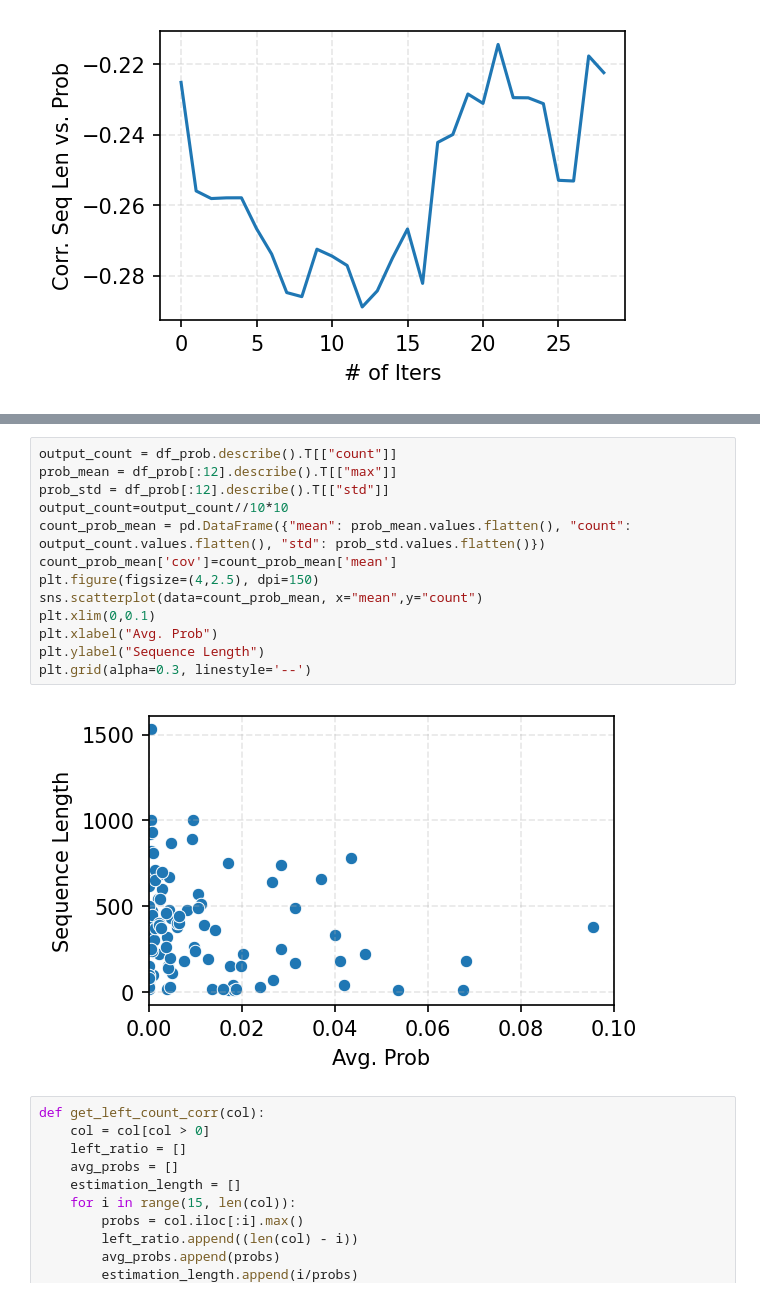
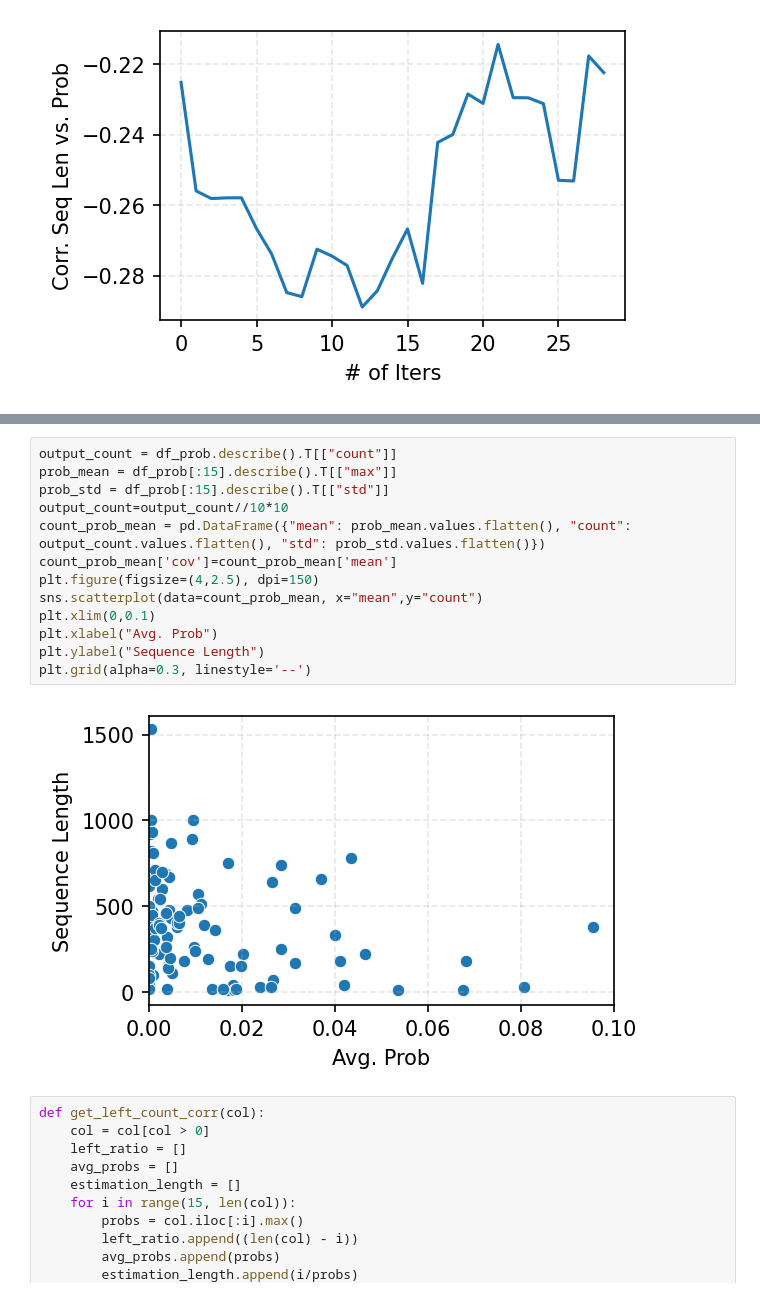
Before and after one commit to chengzhi-lu/vllm, a Jupyter notebook: examples/analysis/data/eos_pos_analysis.ipynb, the cells around one changed output, grey strips where cells are left out. Drawn from its saved outputs; the diff is of its cells as text.

```diff
--- a/examples/analysis/data/eos_pos_analysis.ipynb
+++ b/examples/analysis/data/eos_pos_analysis.ipynb
@@ -47,18 +111,18 @@ plt.grid(alpha=0.3, linestyle="--")
 # %%
 output_count = df_prob.describe().T[["count"]]
-prob_mean = df_prob[:12].describe().T[["max"]]
-prob_std = df_prob[:12].describe().T[["std"]]
+prob_mean = df_prob[:15].describe().T[["max"]]
+prob_std = df_prob[:15].describe().T[["std"]]
 output_count=output_count//10*10
 count_prob_mean = pd.DataFrame({"mean": prob_mean.values.flatten(), "count": output_count.values.flatten(), "std": prob_std.values.flatten()})
 count_prob_mean['cov']=count_prob_mean['mean']
 plt.figure(figsize=(4,2.5), dpi=150)
 sns.scatterplot(data=count_prob_mean, x="mean",y="count")
 plt.xlim(0,0.1)
 plt.xlabel("Avg. Prob")
 plt.ylabel("Sequence Length")
 plt.grid(alpha=0.3, linestyle='--')
 # %% [output]
-[figure, old version]
+[figure, new version]
 # %%
 def get_left_count_corr(col):
     col = col[col > 0]
```
Also changed, not shown: parts of 4 cells of this notebook, 11 other files.
